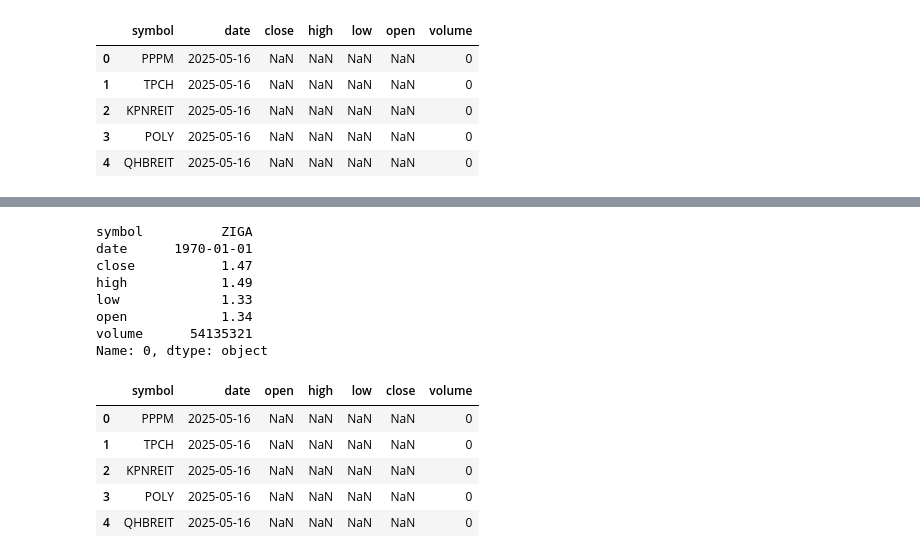
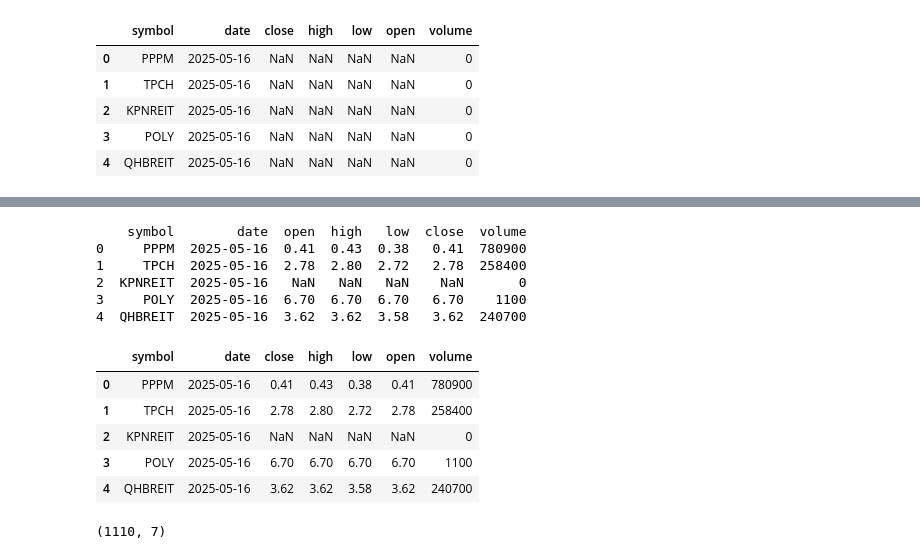
Before and after one commit to hilmanyusoh/Stock-market-chart-pattern-recognition-using-deep-learning, a Jupyter notebook: connect_cassandra.ipynb, the cells around one changed output, grey strips where cells are left out. Saved outputs shown, nothing was run; the diff lists cells and outputs as text; code cells hidden in the pictures.

```diff
--- a/connect_cassandra.ipynb
+++ b/connect_cassandra.ipynb
@@ -275,32 +213,0 @@ df_symbol.iloc[[1]]
-# %%
-row = df_symbol.iloc[0]
-non_null = row[row.notnull()]
-print(non_null)
-# %% [output]
-symbol          ZIGA
-date      1970-01-01
-close           1.47
-high            1.49
-low             1.33
-open            1.34
-volume      54135321
-Name: 0, dtype: object
-# %%
-# ดึงข้อมูลเฉพาะคอลัมน์ที่ต้องการจาก Cassandra
-rows_symbol_nonnull = session.execute(
-    """
-    SELECT symbol, date, open, high, low, close, volume
-    FROM stock_data.stock_price
-    """
-)
-# แปลงเป็น DataFrame
-df_symbol_nonnull = pd.DataFrame(list(rows_symbol_nonnull))
-# แสดงผลลัพธ์
-df_symbol_nonnull.head()
-# %% [output]
-|  | symbol | date | open | high | low | close | volume |
-| 0 | PPPM | 2025-05-16 | NaN | NaN | NaN | NaN | 0 |
-| 1 | TPCH | 2025-05-16 | NaN | NaN | NaN | NaN | 0 |
-| 2 | KPNREIT | 2025-05-16 | NaN | NaN | NaN | NaN | 0 |
-| 3 | POLY | 2025-05-16 | NaN | NaN | NaN | NaN | 0 |
-| 4 | QHBREIT | 2025-05-16 | NaN | NaN | NaN | NaN | 0 |
@@ -306,0 +259,9 @@ df_symbol_nonnull.head()
+# %%
+print(df.head())
+# %% [output]
+    symbol        date  open  high   low  close  volume
+0     PPPM  2025-05-16  0.41  0.43  0.38   0.41  780900
+1     TPCH  2025-05-16  2.78  2.80  2.72   2.78  258400
+2  KPNREIT  2025-05-16   NaN   NaN   NaN    NaN       0
+3     POLY  2025-05-16  6.70  6.70  6.70   6.70    1100
+4  QHBREIT  2025-05-16  3.62  3.62  3.58   3.62  240700
@@ -306,0 +287,23 @@ df_symbol_nonnull.head()
+# %%
+keyspace_name = "stock_data"
+session.set_keyspace(keyspace_name)
+table_name = "stock_price"
+rows = session.execute(f"SELECT * FROM {table_name}")
+df = pd.DataFrame(rows)
+df.head()
+# %% [output]
+|  | symbol | date | close | high | low | open | volume |
+| 0 | PPPM | 2025-05-16 | 0.41 | 0.43 | 0.38 | 0.41 | 780900 |
+| 1 | TPCH | 2025-05-16 | 2.78 | 2.80 | 2.72 | 2.78 | 258400 |
+| 2 | KPNREIT | 2025-05-16 | NaN | NaN | NaN | NaN | 0 |
+| 3 | POLY | 2025-05-16 | 6.70 | 6.70 | 6.70 | 6.70 | 1100 |
+| 4 | QHBREIT | 2025-05-16 | 3.62 | 3.62 | 3.58 | 3.62 | 240700 |
+# %%
+keyspace_name = "stock_data"
+session.set_keyspace(keyspace_name)
+table_name = "stock_price"
+rows = session.execute(f"SELECT * FROM {table_name}")
+df = pd.DataFrame(rows)
+df.shape
+# %% [output]
+(1110, 7)
```
Also changed, not shown: parts of 11 cells of this notebook, 1 other file.
